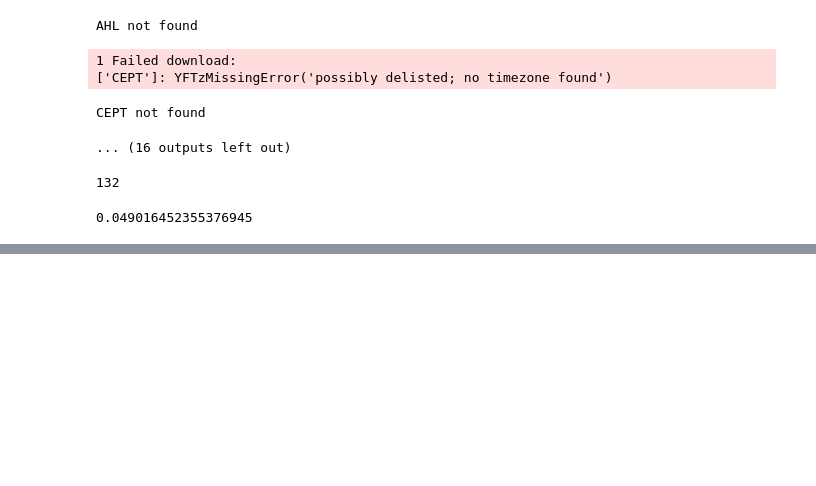
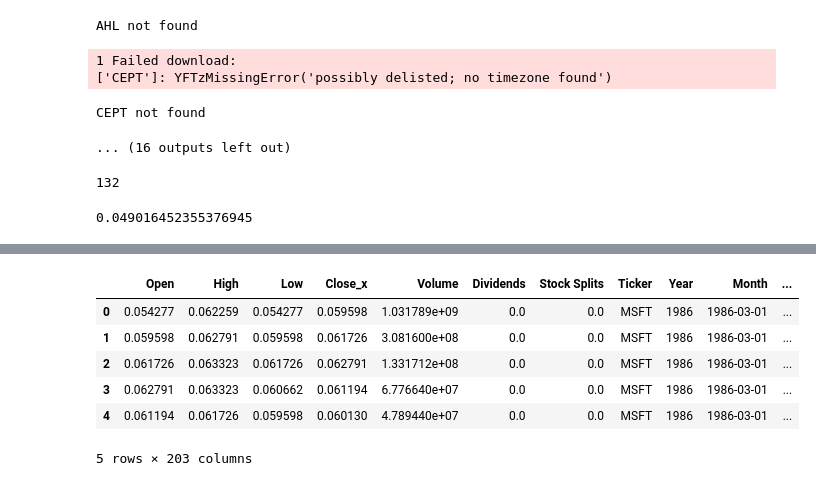
Before and after one commit to coco-siyu/stock-markets-analytics-zoomcamp, a Jupyter notebook: cohorts/2026/homework2.ipynb, the cells around one changed output, grey strips where cells are left out. Saved outputs shown, nothing was run; the diff lists cells and outputs as text; code cells hidden in the pictures; blank space fills up the shorter version.

```diff
--- a/cohorts/2026/homework2.ipynb
+++ b/cohorts/2026/homework2.ipynb
@@ -356,0 +464,12 @@ snapshot.describe()
+# %%
+df = pd.read_parquet("data.parquet")
+
+df.head()
+# %% [output]
+|  | Open | High | Low | Close_x | Volume | Dividends | Stock Splits | Ticker | Year | Month | ... |
+| 0 | 0.054277 | 0.062259 | 0.054277 | 0.059598 | 1.031789e+09 | 0.0 | 0.0 | MSFT | 1986 | 1986-03-01 | ... |
+| 1 | 0.059598 | 0.062791 | 0.059598 | 0.061726 | 3.081600e+08 | 0.0 | 0.0 | MSFT | 1986 | 1986-03-01 | ... |
+| 2 | 0.061726 | 0.063323 | 0.061726 | 0.062791 | 1.331712e+08 | 0.0 | 0.0 | MSFT | 1986 | 1986-03-01 | ... |
+| 3 | 0.062791 | 0.063323 | 0.060662 | 0.061194 | 6.776640e+07 | 0.0 | 0.0 | MSFT | 1986 | 1986-03-01 | ... |
+| 4 | 0.061194 | 0.061726 | 0.059598 | 0.060130 | 4.789440e+07 | 0.0 | 0.0 | MSFT | 1986 | 1986-03-01 | ... |
+5 rows × 203 columns
```
Also changed, not shown: parts of 21 cells of this notebook, 2 other files.
